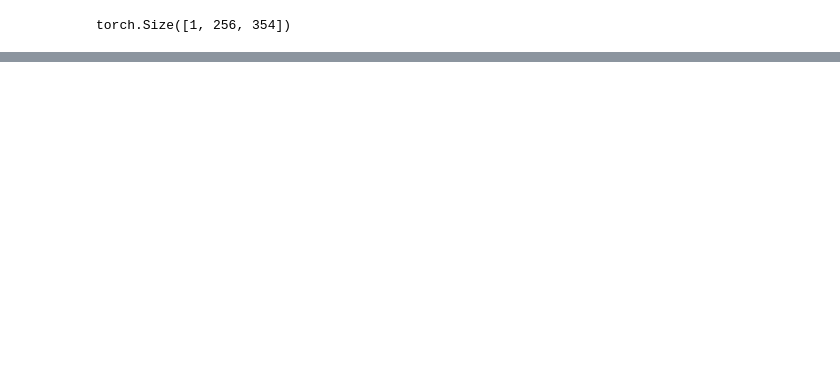
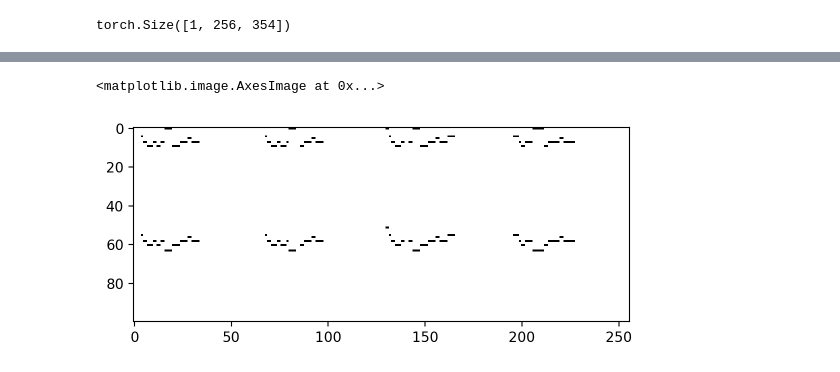
Before and after one commit to maximoskp/MaskedMelHarm, a Jupyter notebook: test_generate.ipynb, the cells around one changed output, grey strips where cells are left out. Saved outputs shown, nothing was run; the diff lists cells and outputs as text; code cells hidden in the pictures; blank space fills up the shorter version.

```diff
--- a/test_generate.ipynb
+++ b/test_generate.ipynb
@@ -149,3 +220,8 @@ plt.plot(logits[0,6,:].detach().cpu().numpy())
+# %%
+plt.imshow(melody_grid[0,:,:].detach().cpu().numpy().T, cmap='gray_r')
+# %% [output]
+<matplotlib.image.AxesImage at 0x...>
+[figure, added]
 # %%
 x = logits[0,0,:].argsort(descending=True)
 for i in x:
```
Also changed, not shown: parts of 13 cells of this notebook, 10 other files.
